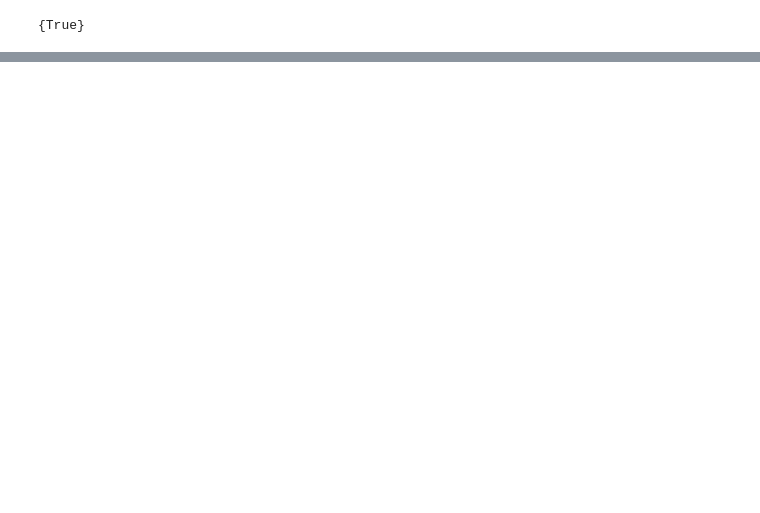
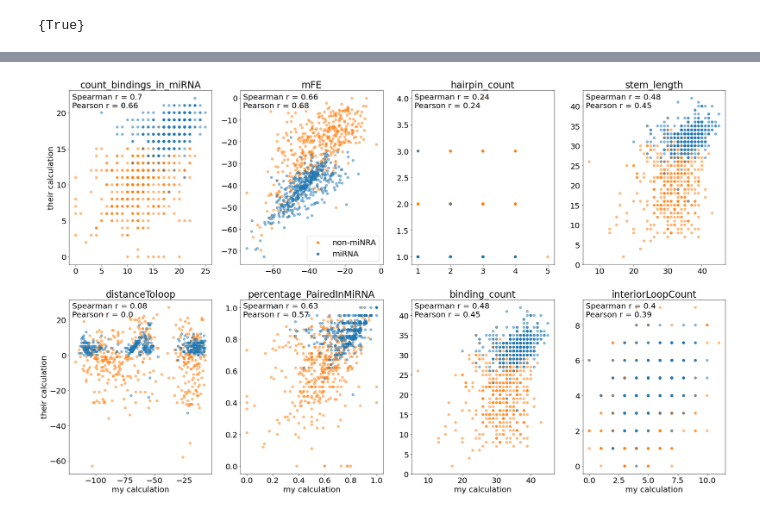
Before and after one commit to juancarlosfdc/miRge3.0-feature-extraction, a Jupyter notebook: precursor_feature_generation.ipynb, the cells around one changed output, grey strips where cells are left out. Drawn from its saved outputs; the diff is of its cells as text; code cells hidden in the pictures; blank space fills up the shorter version.

Commit message:
compare my feature generation against theirs

```diff
--- a/precursor_feature_generation.ipynb
+++ b/precursor_feature_generation.ipynb
@@ -329,0 +619,6 @@ os.system('%s < %s --noPS --noLP > %s'%(self.rnafoldCmdTmp, f1, f2))
+# %%
+features = ['count_bindings_in_miRNA_2', 'mFE_2', 'hairpin_count_2', 'stem_length_2', 'distanceToloop_2', 'percentage_PairedInMiRNA_2', 'binding_count_2', 'interiorLoopCount_2']
+# %%
+plt.rcParams['font.size'] = 20
+# %%
+df_24k = pd.read_csv('SVM_training/all_tissues_mapped_dataset_15_refined_miRGeneDB_total_features_updated.csv')
@@ -329,0 +642,2 @@ os.system('%s < %s --noPS --noLP > %s'%(self.rnafoldCmdTmp, f1, f2))
+# %%
+df = df.merge(df_24k['realMicRNA'], left_on=['index'], right_index=True)
@@ -329,0 +659,22 @@ os.system('%s < %s --noPS --noLP > %s'%(self.rnafoldCmdTmp, f1, f2))
+# %%
+fig, axes = plt.subplots(2, 4, figsize = (30, 18))
+label_colors = {1: 'tab:blue', -1:'tab:orange'}
+scatter_labels = {1 : 'miRNA', -1:'non-miNRA'}
+for i, ax in enumerate(axes.flatten()):
+    for label in [-1, 1]:
+        ldf = df[df['realMicRNA'] == label]
+        ax.scatter(ldf[features[i]], ldf[features[i][:-2]], alpha = 0.5, color=[label_colors[label] for label in ldf['realMicRNA']], label=scatter_labels[label])
+    if i in range(4, 8):
+        ax.set_xlabel('my calculation')
+    if i in [0, 4]:
+        ax.set_ylabel('their calculation')
+    ax.set_title(features[i][:-2])
+    correlation_text = "Spearman r = {Spearman}\nPearson r = {Pearson}".format(Spearman=round(stats.spearmanr(df[features[i]], df[features[i][:-2]]).correlation, 2),
+                                                                               Pearson=round(stats.pearsonr(df[features[i]], df[features[i][:-2]])[0], 2))
+    ax.text(.02, .9, correlation_text, size=20, transform=ax.transAxes)
+    if i == 1:
+        leg = ax.legend()
+        for lh in leg.legendHandles:
+            lh.set_alpha(1)
+# %% [output]
+[figure, added]
```
Also changed, not shown: parts of 34 cells of this notebook.
